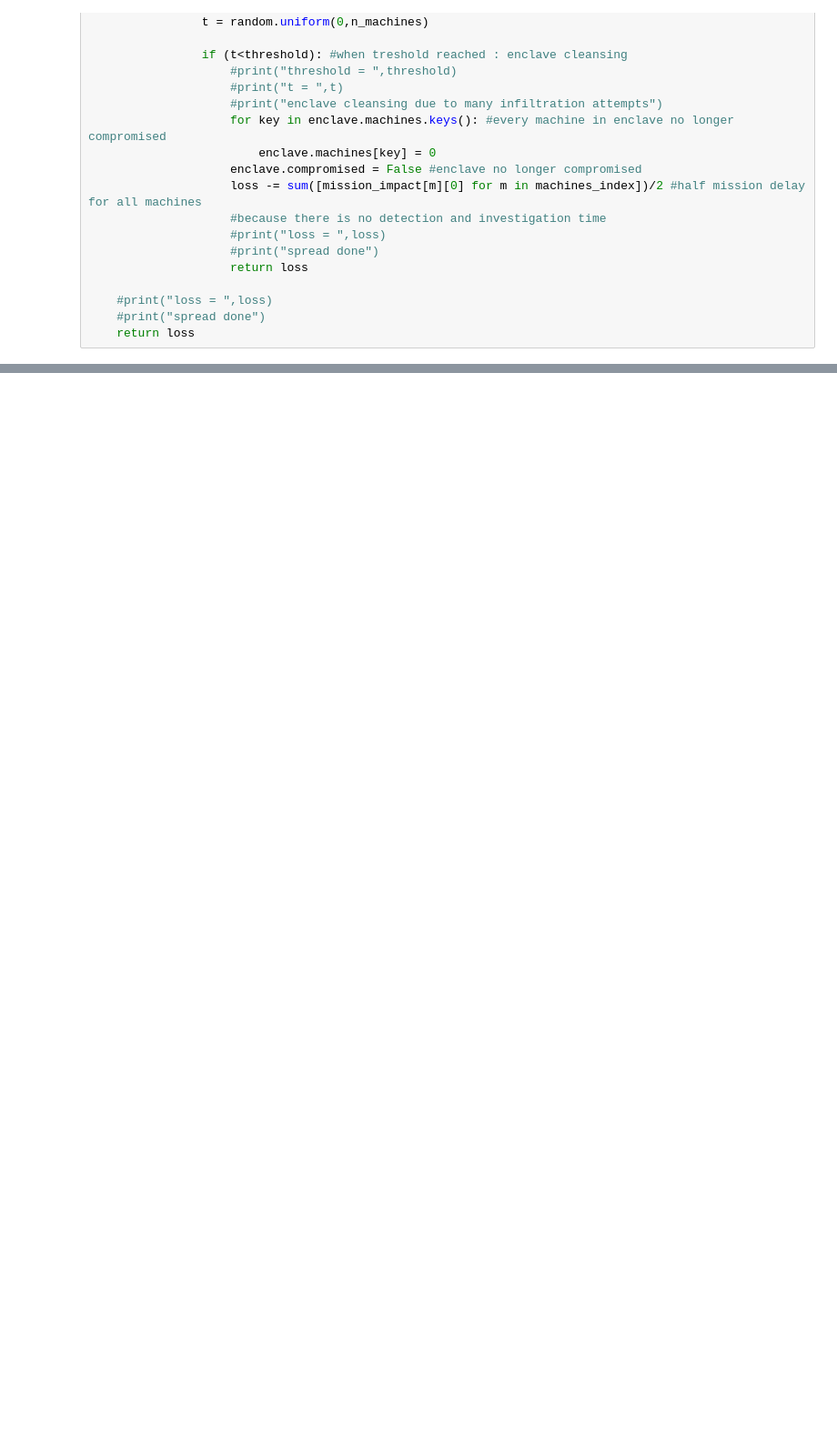
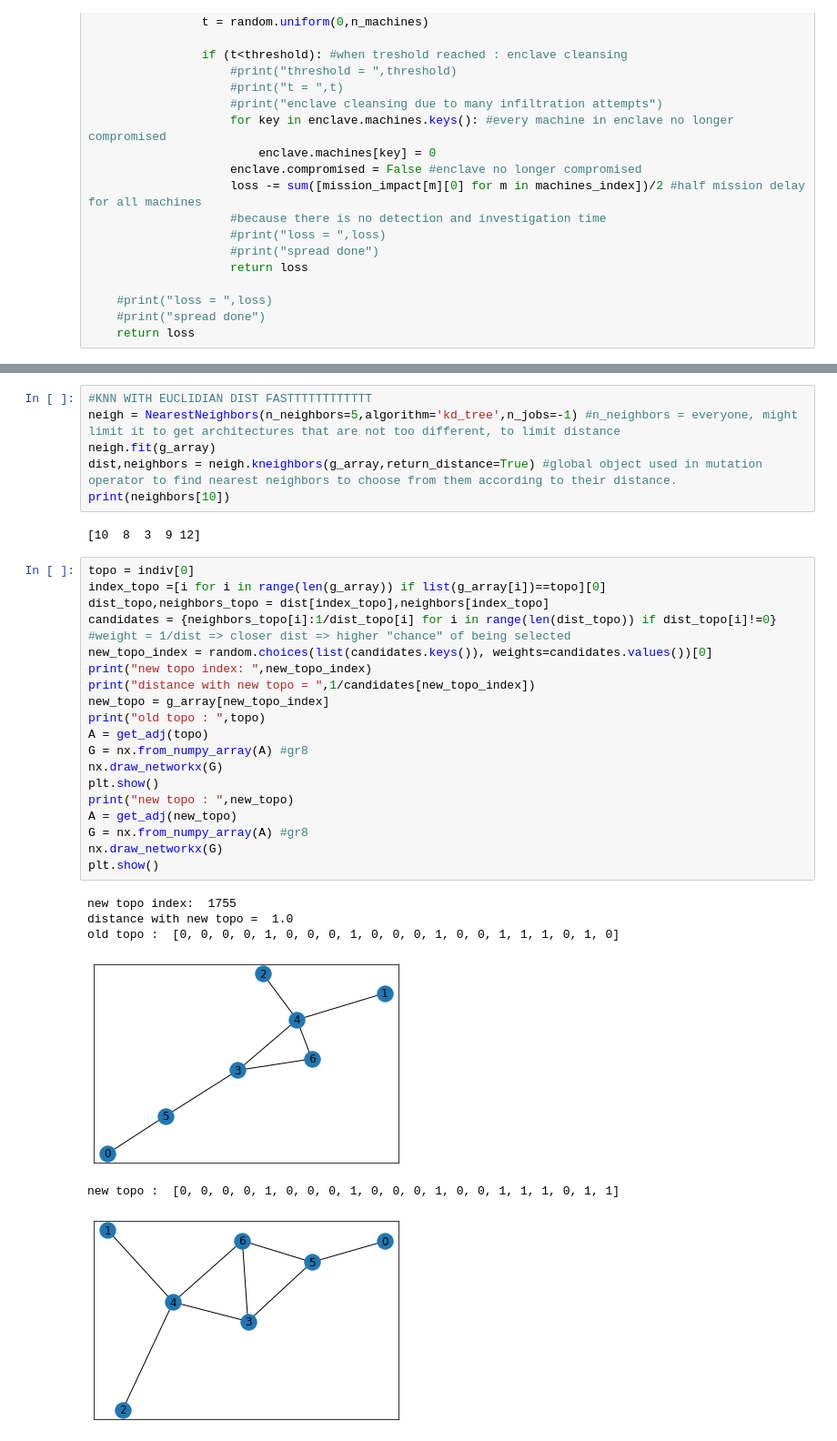
Before and after one commit to sohaib-ouzineb/MSC_INDIVIDUAL_PROJECT, a Jupyter notebook: evoltionary_algo.ipynb, the cells around one changed output, grey strips where cells are left out. Shown at 91% size. Saved outputs shown, nothing was run; the diff lists cells and outputs as text; blank space fills up the shorter version.

```diff
--- a/evoltionary_algo.ipynb
+++ b/evoltionary_algo.ipynb
@@ -567,0 +636,34 @@ ValueError: could not broadcast input array from shape (2,) into shape (3,)
+# %%
+#KNN WITH EUCLIDIAN DIST FASTTTTTTTTTTTT
+neigh = NearestNeighbors(n_neighbors=5,algorithm='kd_tree',n_jobs=-1) #n_neighbors = everyone, might limit it to get architectures that are not too different, to limit distance
+neigh.fit(g_array)
+dist,neighbors = neigh.kneighbors(g_array,return_distance=True) #global object used in mutation operator to find nearest neighbors to choose from them according to their distance.
+print(neighbors[10])
+# %% [output]
+[10  8  3  9 12]
+# %%
+topo = indiv[0]
+index_topo =[i for i in range(len(g_array)) if list(g_array[i])==topo][0]
+dist_topo,neighbors_topo = dist[index_topo],neighbors[index_topo]
+candidates = {neighbors_topo[i]:1/dist_topo[i] for i in range(len(dist_topo)) if dist_topo[i]!=0} #weight = 1/dist => closer dist => higher "chance" of being selected
+new_topo_index = random.choices(list(candidates.keys()), weights=candidates.values())[0]
+print("new topo index: ",new_topo_index)
+print("distance with new topo = ",1/candidates[new_topo_index])
+new_topo = g_array[new_topo_index]
+print("old topo : ",topo)
+A = get_adj(topo)
+G = nx.from_numpy_array(A) #gr8
+nx.draw_networkx(G)
+plt.show()
+print("new topo : ",new_topo)
+A = get_adj(new_topo)
+G = nx.from_numpy_array(A) #gr8
+nx.draw_networkx(G)
+plt.show()
+# %% [output]
+new topo index:  1755
+distance with new topo =  1.0
+old topo :  [0, 0, 0, 0, 1, 0, 0, 0, 1, 0, 0, 0, 1, 0, 0, 1, 1, 1, 0, 1, 0]
+[figure, added]
+new topo :  [0, 0, 0, 0, 1, 0, 0, 0, 1, 0, 0, 0, 1, 0, 0, 1, 1, 1, 0, 1, 1]
+[figure, added]
```
Also changed, not shown: parts of 12 cells of this notebook.
